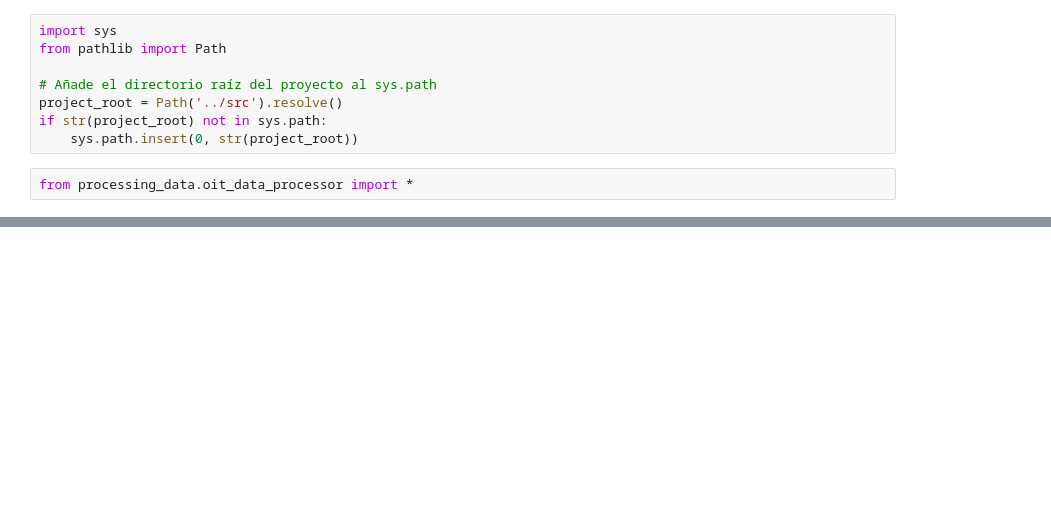
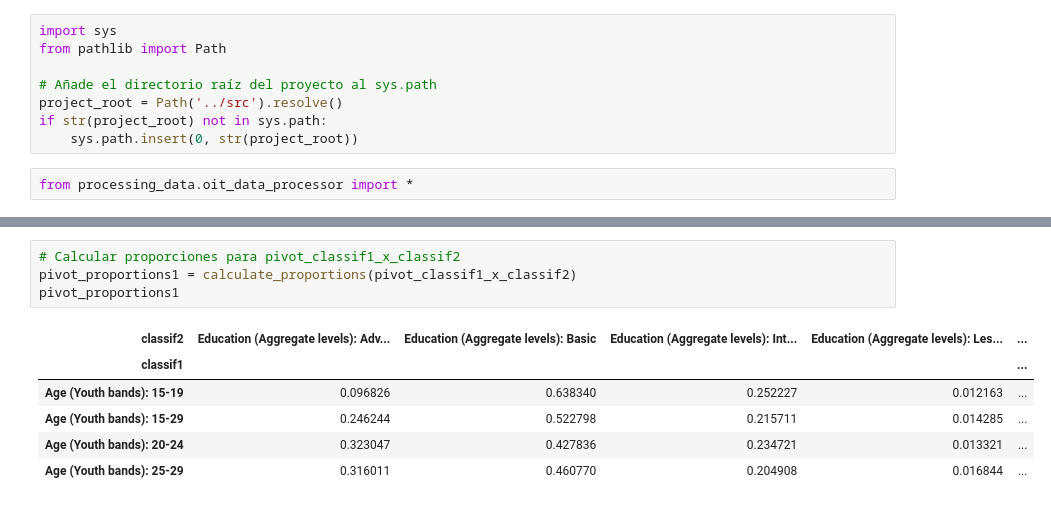
Before and after one commit to d4na3l/empleabilidad-jovenes-VE, a Jupyter notebook: notebooks/oit_data_processor_functions_test.ipynb, the cells around one changed output, grey strips where cells are left out. Saved outputs shown, nothing was run; the diff lists cells and outputs as text; blank space fills up the shorter version.

```diff
--- a/notebooks/oit_data_processor_functions_test.ipynb
+++ b/notebooks/oit_data_processor_functions_test.ipynb
@@ -170,0 +68,11 @@ df3
+# %%
+# Calcular proporciones para pivot_classif1_x_classif2
+pivot_proportions1 = calculate_proportions(pivot_classif1_x_classif2)
+pivot_proportions1
+# %% [output]
+| classif2 | Education (Aggregate levels): Adv... | Education (Aggregate levels): Basic | Education (Aggregate levels): Int... | Education (Aggregate levels): Les... | ... |
+| classif1 |  |  |  |  | ... |
+| Age (Youth bands): 15-19 | 0.096826 | 0.638340 | 0.252227 | 0.012163 | ... |
+| Age (Youth bands): 15-29 | 0.246244 | 0.522798 | 0.215711 | 0.014285 | ... |
+| Age (Youth bands): 20-24 | 0.323047 | 0.427836 | 0.234721 | 0.013321 | ... |
+| Age (Youth bands): 25-29 | 0.316011 | 0.460770 | 0.204908 | 0.016844 | ... |
```
Also changed, not shown: parts of 25 cells of this notebook.
